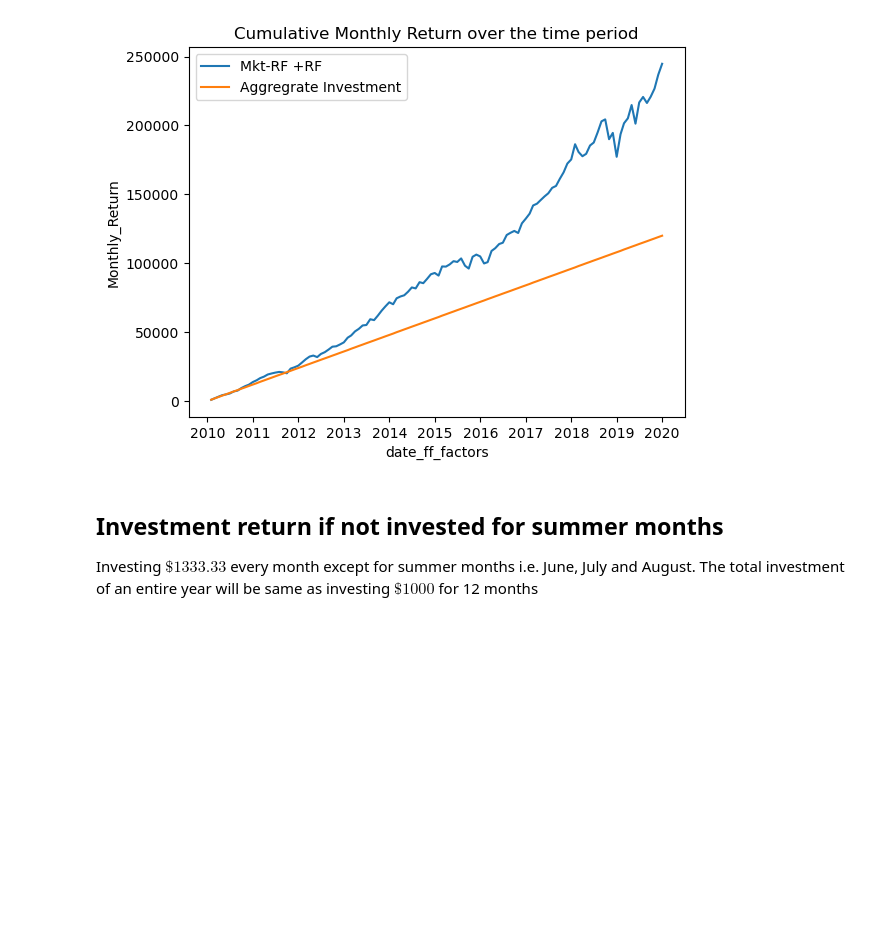
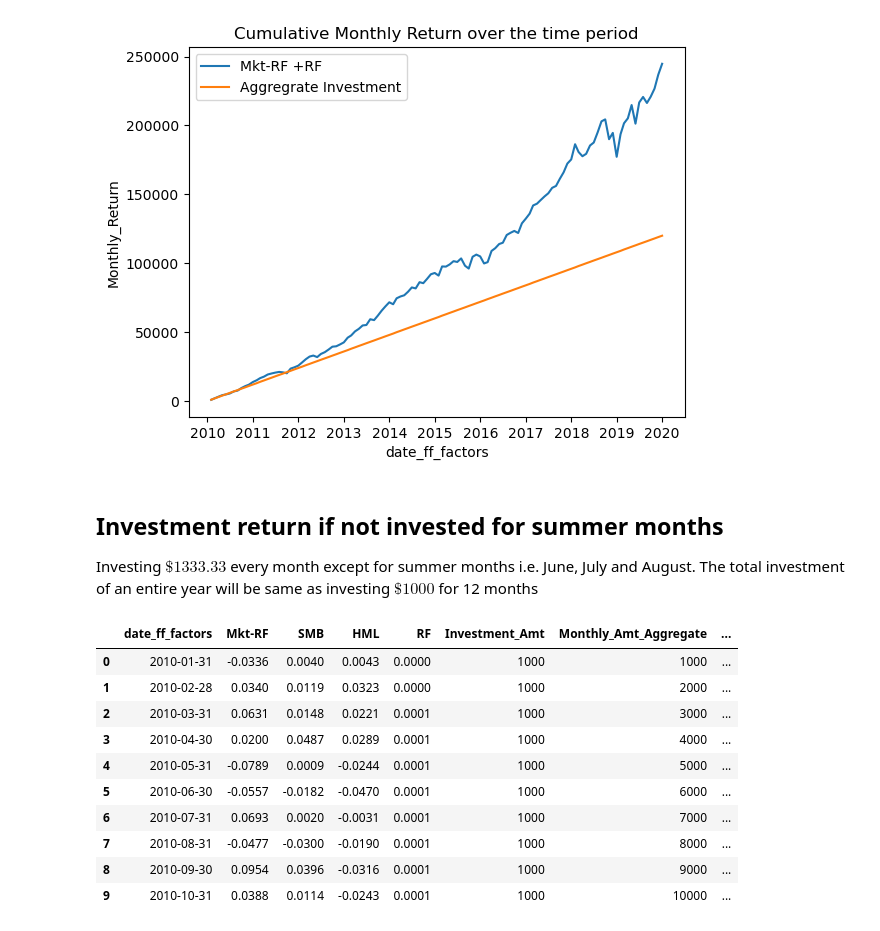
Before and after one commit to Priyagha/Portfolio_Returns, a Jupyter notebook: Portfolio_Returns.ipynb, the cells around one changed output. Saved outputs shown, nothing was run; the diff lists cells and outputs as text; code cells hidden in the pictures; blank space fills up the shorter version.

Commit message:
Checking first 10 rows of the dataframe

```diff
--- a/Portfolio_Returns.ipynb
+++ b/Portfolio_Returns.ipynb
@@ -85,3 +85,17 @@ for i in range(len(ff3_monthly)):
         ff3_monthly.loc[i,'No_Summer_Investment'] = 0
     else:
         ff3_monthly.loc[i,'No_Summer_Investment'] = 1333.33
+# %%
+ff3_monthly.head(10)
+# %% [output]
+|  | date_ff_factors | Mkt-RF | SMB | HML | RF | Investment_Amt | Monthly_Amt_Aggregate | ... |
+| 0 | 2010-01-31 | -0.0336 | 0.0040 | 0.0043 | 0.0000 | 1000 | 1000 | ... |
+| 1 | 2010-02-28 | 0.0340 | 0.0119 | 0.0323 | 0.0000 | 1000 | 2000 | ... |
+| 2 | 2010-03-31 | 0.0631 | 0.0148 | 0.0221 | 0.0001 | 1000 | 3000 | ... |
+| 3 | 2010-04-30 | 0.0200 | 0.0487 | 0.0289 | 0.0001 | 1000 | 4000 | ... |
+| 4 | 2010-05-31 | -0.0789 | 0.0009 | -0.0244 | 0.0001 | 1000 | 5000 | ... |
+| 5 | 2010-06-30 | -0.0557 | -0.0182 | -0.0470 | 0.0001 | 1000 | 6000 | ... |
+| 6 | 2010-07-31 | 0.0693 | 0.0020 | -0.0031 | 0.0001 | 1000 | 7000 | ... |
+| 7 | 2010-08-31 | -0.0477 | -0.0300 | -0.0190 | 0.0001 | 1000 | 8000 | ... |
+| 8 | 2010-09-30 | 0.0954 | 0.0396 | -0.0316 | 0.0001 | 1000 | 9000 | ... |
+| 9 | 2010-10-31 | 0.0388 | 0.0114 | -0.0243 | 0.0001 | 1000 | 10000 | ... |
```
